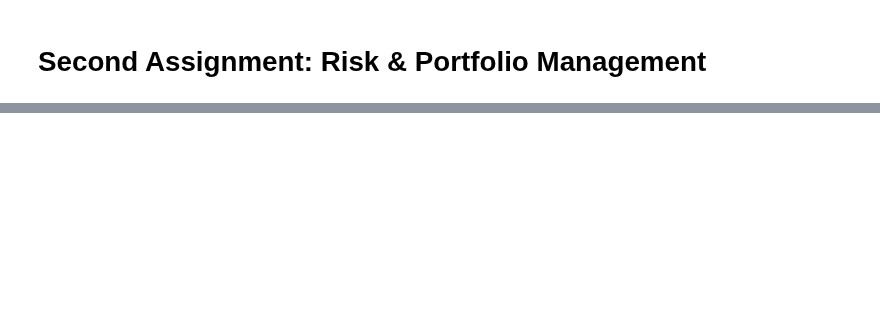
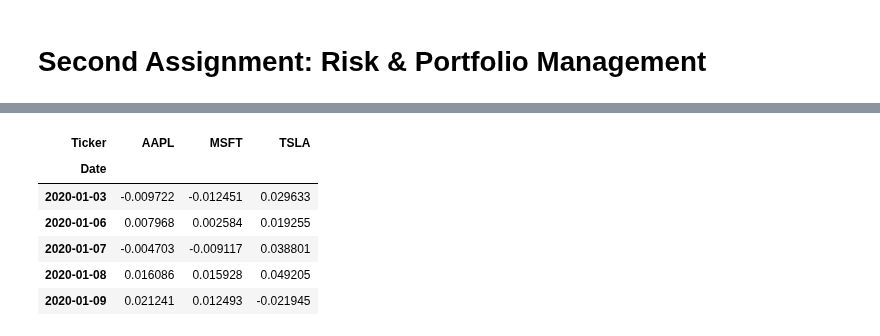
Before and after one commit to montarelab/quant-programming, a Jupyter notebook: second-assignment/main.ipynb, the cells around one changed output, grey strips where cells are left out. Drawn from its saved outputs; the diff is of its cells as text; code cells hidden in the pictures; blank space fills up the shorter version.

```diff
--- a/second-assignment/main.ipynb
+++ b/second-assignment/main.ipynb
@@ -125,0 +176,18 @@ plt.show()
+# %%
+# here pct_change() is used to calculate daily returns and dropna() is used to remove the first row of NaN values
+# pct_change() gets the percentage difference of the present value from the previous value
+# i.e. from [10, 18, 11] is will be [(NaN-10)/NaN, (18-10) / 10, (11-18)/18] = [NaN, 0.8, -0.3889]
+# hence, the formula is for each cell: (present - previous) / previous
+# if the input is a matrix then it will calculate the percentage difference for each column
+
+# dropna() is used to remove the first row of NaN values
+daily_returns = price_data.pct_change().dropna()
+daily_returns.head()
+# %% [output]
+| Ticker | AAPL | MSFT | TSLA |
+| Date |  |  |  |
+| 2020-01-03 | -0.009722 | -0.012451 | 0.029633 |
+| 2020-01-06 | 0.007968 | 0.002584 | 0.019255 |
+| 2020-01-07 | -0.004703 | -0.009117 | 0.038801 |
+| 2020-01-08 | 0.016086 | 0.015928 | 0.049205 |
+| 2020-01-09 | 0.021241 | 0.012493 | -0.021945 |
```
Also changed, not shown: parts of 23 cells of this notebook, 1 other file.
